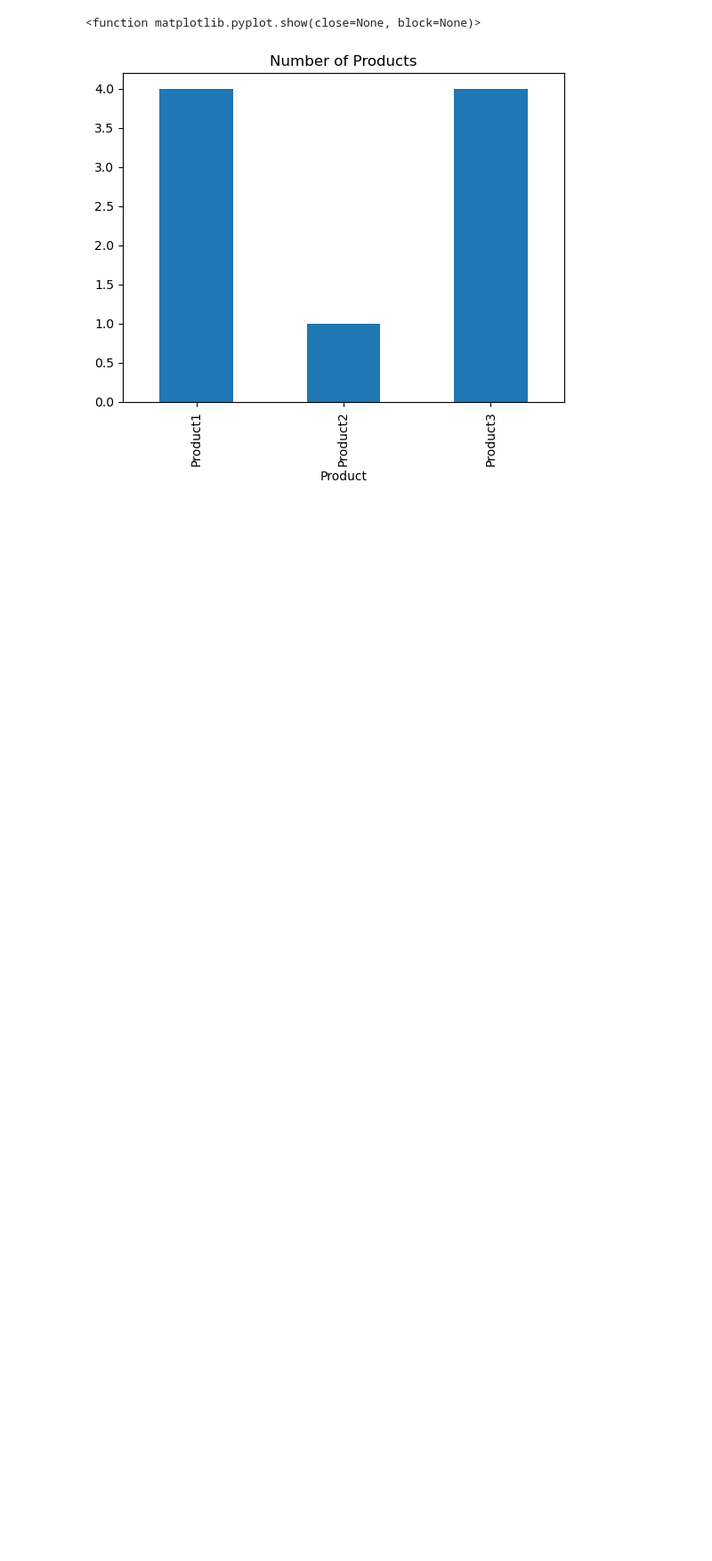
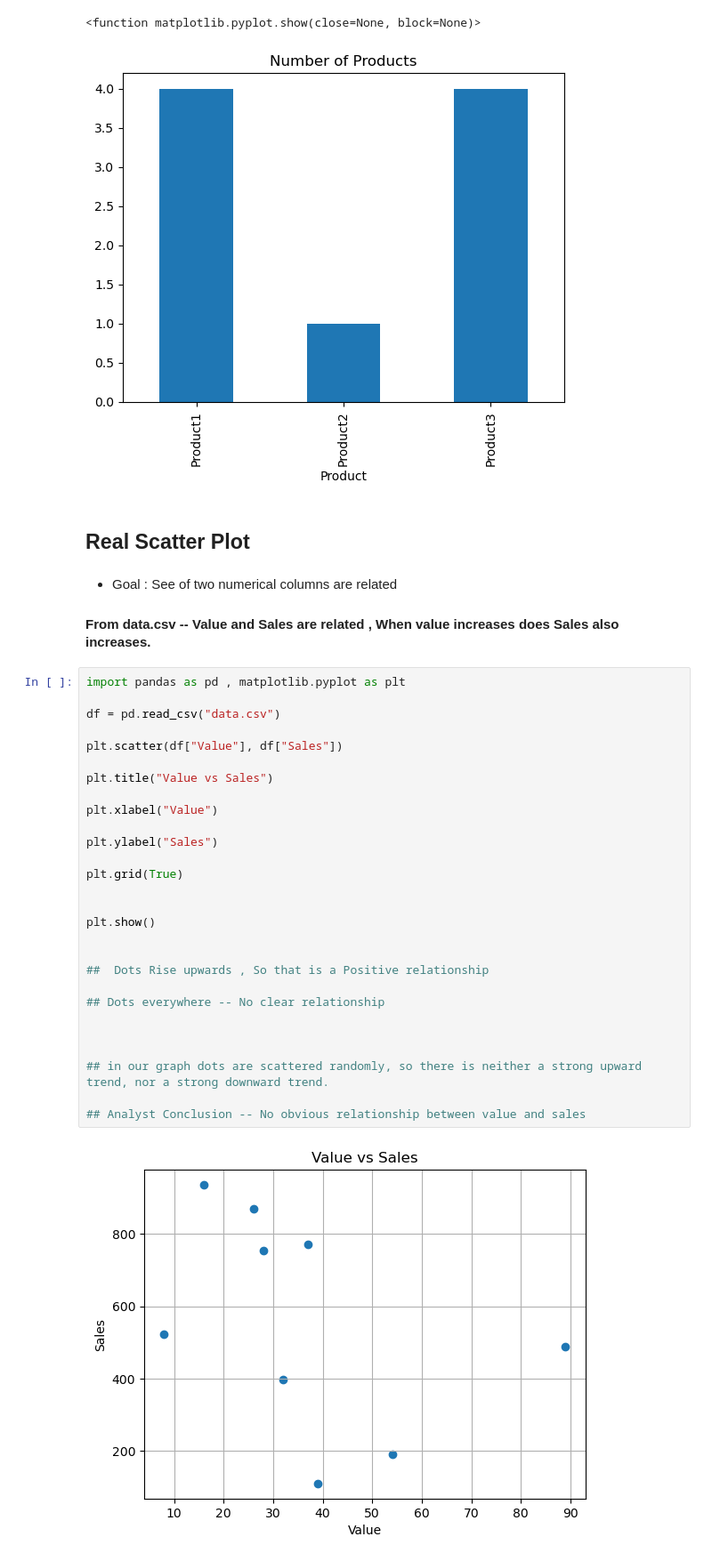
Before and after one commit to aksa106/Data-Analysis-with-Python, a Jupyter notebook: Matplotlib/Phase4.ipynb, the cells around one changed output. Shown at 89% size. Cells and saved outputs as stored; diff of their text form; blank space fills up the shorter version.

Commit message:
completed matplotlib

```diff
--- a/Matplotlib/Phase4.ipynb
+++ b/Matplotlib/Phase4.ipynb
@@ -114,3 +114,39 @@ plt.show()
 # %% [output]
 <function matplotlib.pyplot.show(close=None, block=None)>
 [figure]
+# %% [markdown]
+## Real Scatter Plot
+# %% [markdown]
+* Goal : See of two numerical columns are related
+
+#### From data.csv -- Value and Sales are related , When value increases does Sales also increases.
+# %%
+import pandas as pd , matplotlib.pyplot as plt
+
+df = pd.read_csv("data.csv")
+
+plt.scatter(df["Value"], df["Sales"])
+
+plt.title("Value vs Sales")
+
+plt.xlabel("Value")
+
+plt.ylabel("Sales")
+
+plt.grid(True)
+
+
+plt.show()
+
+
+##  Dots Rise upwards , So that is a Positive relationship
+
+## Dots everywhere -- No clear relationship
+
+
+
+## in our graph dots are scattered randomly, so there is neither a strong upward trend, nor a strong downward trend.
+
+## Analyst Conclusion -- No obvious relationship between value and sales
+# %% [output]
+[figure, added]
```
Also changed, not shown: parts of 4 cells of this notebook.
